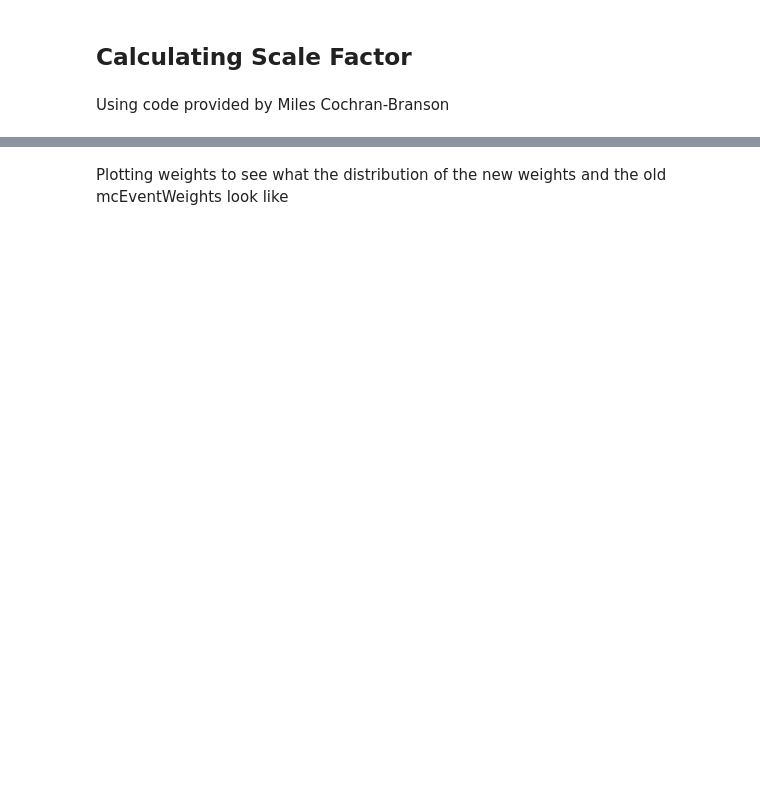
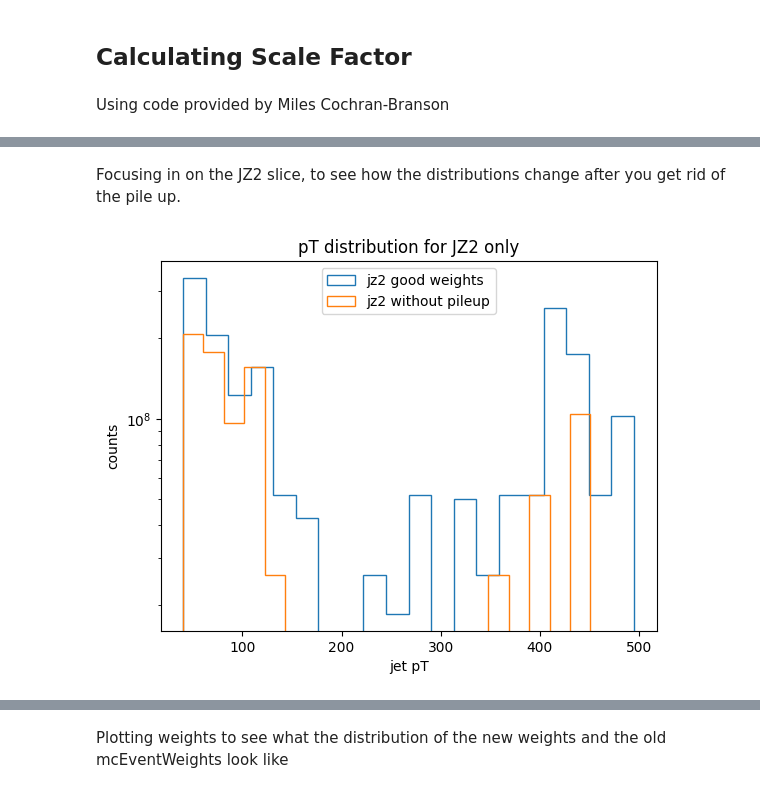
Before and after one commit to gordonwatts/sx_training_fetch, a Jupyter notebook: notebooks/008 - CR_region.ipynb, the cells around one changed output, grey strips where cells are left out. Saved outputs shown, nothing was run; the diff lists cells and outputs as text; code cells hidden in the pictures; blank space fills up the shorter version.

Commit message:
Fixed notebook and added to training_query

```diff
--- a/notebooks/008 - CR_region.ipynb
+++ b/notebooks/008 - CR_region.ipynb
@@ -20,4 +40,5 @@ These values can be found using AMI. The definition of normalization taken from
 # %%
-dfjz2 = ak.from_parquet("../jz2_000.parquet")
-dfjz3 = ak.concatenate([ak.from_parquet("../jz3_training_000.parquet"), ak.from_parquet("../jz3_training_001.parquet")])
+jz2 = ak.from_parquet("/data/agolub/cr_datasets/jz2_new_rescale_000.parquet")
+jz3 = ak.concatenate([ak.from_parquet("/data/agolub/bulk_processed_files/cr/jz3_newreweighted_000.parquet"),
+                            ak.from_parquet("/data/agolub/bulk_processed_files/cr/jz3_newreweighted_001.parquet")])
 # %%
@@ -130,0 +162,14 @@ comb_weights = ak.concatenate([jz2_weights, jz3_weights, jz4_weights])
+# %% [markdown]
+Focusing in on the JZ2 slice, to see how the distributions change after you get rid of the pile up.
+# %%
+plt.hist(jz2.pt, histtype='step', bins = 20, label = "jz2 good weights", weights = jz2.rescaled_mcEventWeight)
+plt.hist(no_pu_jz2.pt, histtype='step', bins=20, label="jz2 without pileup", weights=no_pu_jz2.rescaled_mcEventWeight)
+
+plt.xlabel("jet pT")
+plt.ylabel("counts")
+plt.yscale("log")
+plt.legend()
+plt.title("pT distribution for JZ2 only")
+plt.show()
+# %% [output]
+[figure, added]
```
Also changed, not shown: parts of 83 cells of this notebook, 2 other files.
